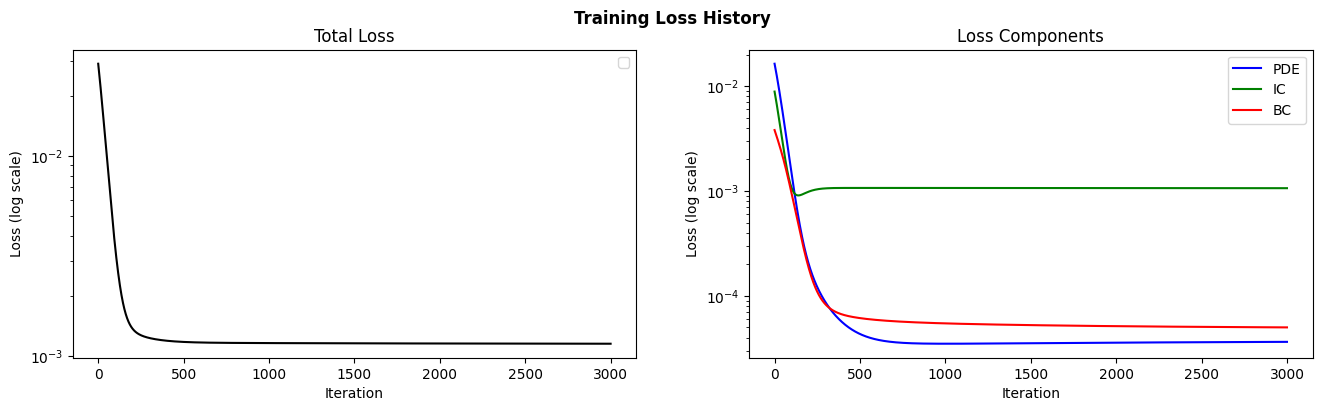
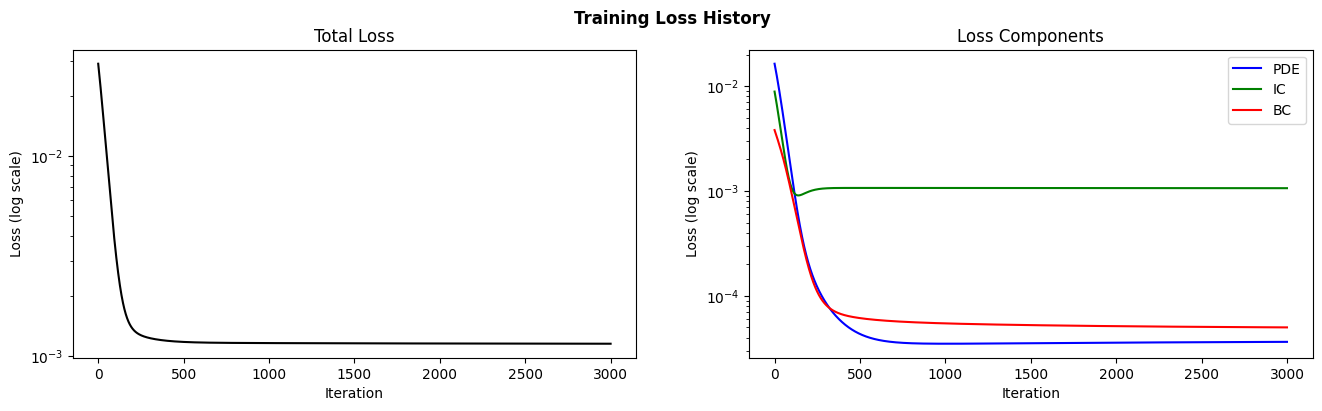
Unified diff of the notebook cell whose output changed from the first chart to the second:
--- before
+++ after
@@ -9,5 +9,4 @@
 axes[0].set_ylabel("Loss (log scale)")
 axes[0].set_title("Total Loss")
-axes[0].legend()
 
 axes[1].semilogy(epochs_total, history["pde"], label='PDE', color='blue')

Commit: fixed a minor error"